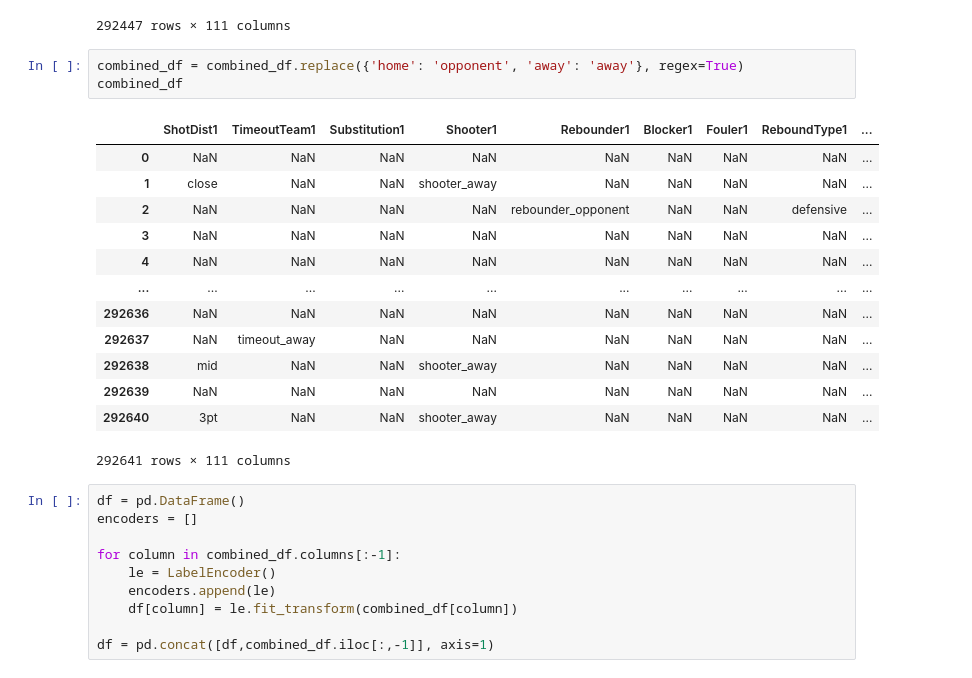
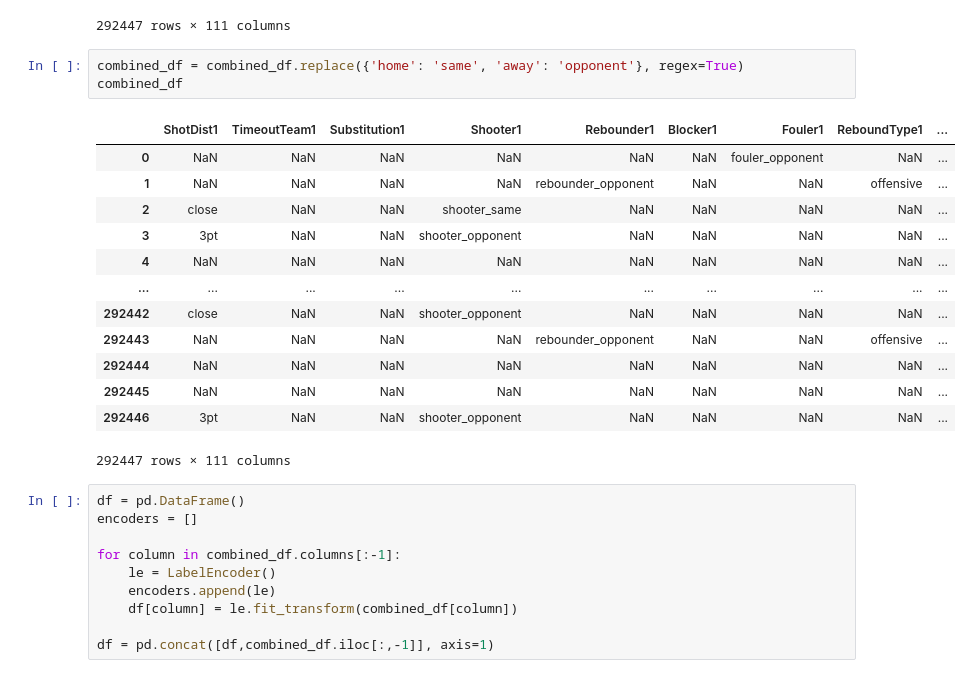
Before and after one commit to isevr/NBA_runs_prediction, a Jupyter notebook: seq_min.ipynb, the cells around one changed output. Cells and saved outputs as stored; diff of their text form.

```diff
--- a/seq_min.ipynb
+++ b/seq_min.ipynb
@@ -43,22 +43,22 @@ combined_df
 | 292446 | 3pt | NaN | NaN | shooter_away | NaN | NaN | NaN | NaN | ... |
 292447 rows × 111 columns
 # %%
-combined_df = combined_df.replace({'home': 'opponent', 'away': 'away'}, regex=True)
+combined_df = combined_df.replace({'home': 'same', 'away': 'opponent'}, regex=True)
 combined_df
 # %% [output]
 |  | ShotDist1 | TimeoutTeam1 | Substitution1 | Shooter1 | Rebounder1 | Blocker1 | Fouler1 | ReboundType1 | ... |
-| 0 | NaN | NaN | NaN | NaN | NaN | NaN | NaN | NaN | ... |
-| 1 | close | NaN | NaN | shooter_away | NaN | NaN | NaN | NaN | ... |
-| 2 | NaN | NaN | NaN | NaN | rebounder_opponent | NaN | NaN | defensive | ... |
-| 3 | NaN | NaN | NaN | NaN | NaN | NaN | NaN | NaN | ... |
+| 0 | NaN | NaN | NaN | NaN | NaN | NaN | fouler_opponent | NaN | ... |
+| 1 | NaN | NaN | NaN | NaN | rebounder_opponent | NaN | NaN | offensive | ... |
+| 2 | close | NaN | NaN | shooter_same | NaN | NaN | NaN | NaN | ... |
+| 3 | 3pt | NaN | NaN | shooter_opponent | NaN | NaN | NaN | NaN | ... |
 | 4 | NaN | NaN | NaN | NaN | NaN | NaN | NaN | NaN | ... |
 | ... | ... | ... | ... | ... | ... | ... | ... | ... | ... |
-| 292636 | NaN | NaN | NaN | NaN | NaN | NaN | NaN | NaN | ... |
-| 292637 | NaN | timeout_away | NaN | NaN | NaN | NaN | NaN | NaN | ... |
-| 292638 | mid | NaN | NaN | shooter_away | NaN | NaN | NaN | NaN | ... |
-| 292639 | NaN | NaN | NaN | NaN | NaN | NaN | NaN | NaN | ... |
-| 292640 | 3pt | NaN | NaN | shooter_away | NaN | NaN | NaN | NaN | ... |
+| 292442 | close | NaN | NaN | shooter_opponent | NaN | NaN | NaN | NaN | ... |
+| 292443 | NaN | NaN | NaN | NaN | rebounder_opponent | NaN | NaN | offensive | ... |
+| 292444 | NaN | NaN | NaN | NaN | NaN | NaN | NaN | NaN | ... |
+| 292445 | NaN | NaN | NaN | NaN | NaN | NaN | NaN | NaN | ... |
+| 292446 | 3pt | NaN | NaN | shooter_opponent | NaN | NaN | NaN | NaN | ... |
-292641 rows × 111 columns
+292447 rows × 111 columns
 # %%
 df = pd.DataFrame()
 encoders = []
```
Also changed, not shown: parts of 4 cells of this notebook.
